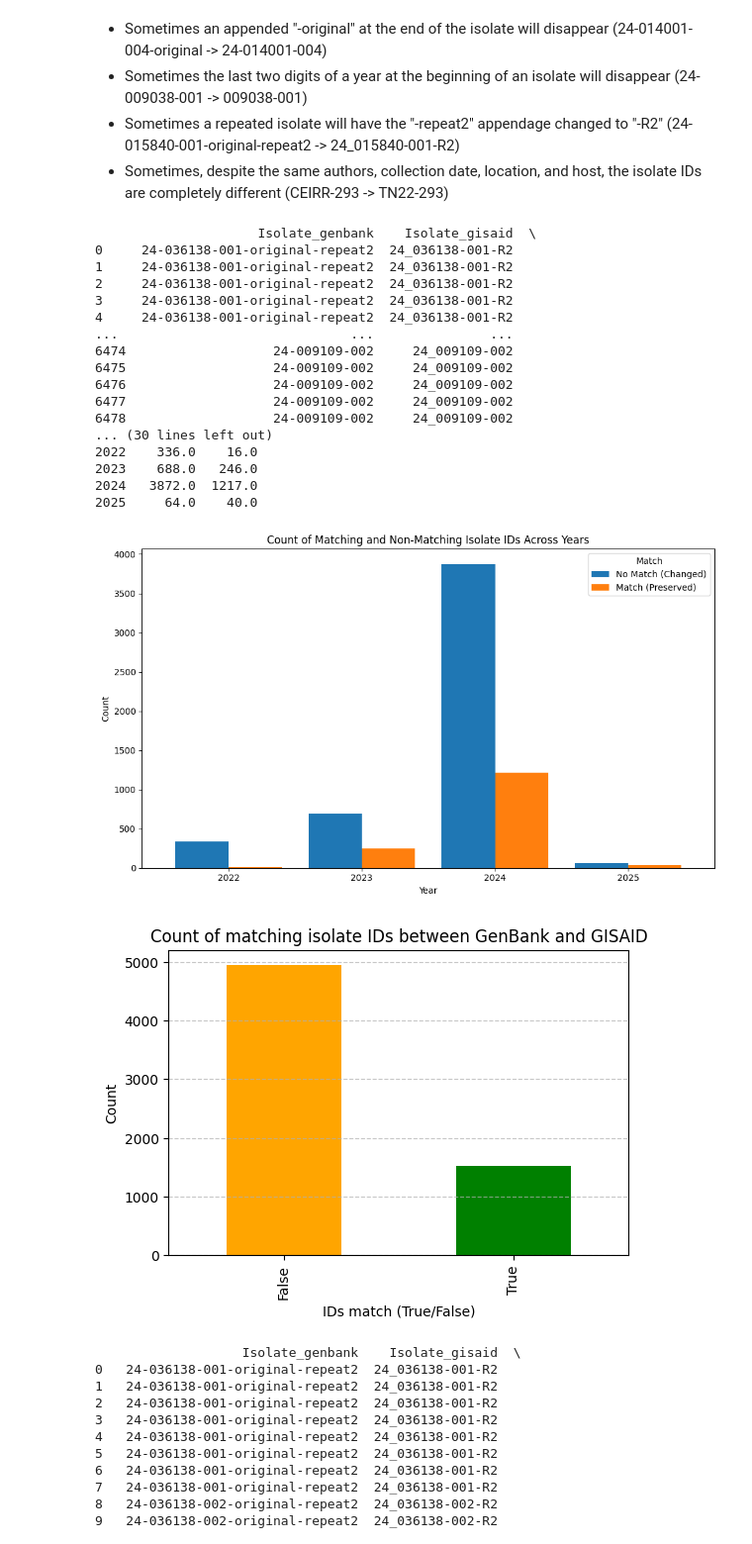
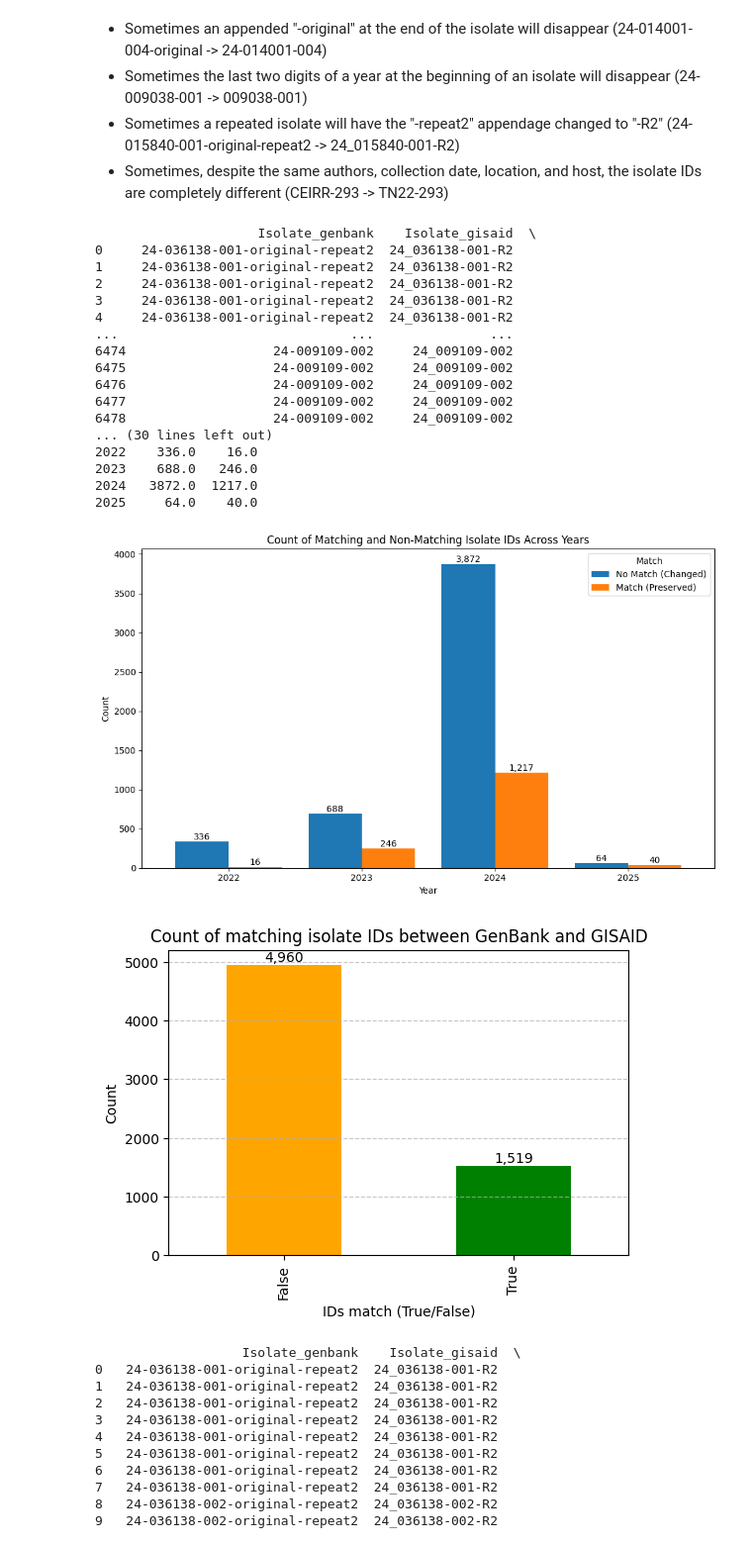
Before and after one commit to maksiaev/Avian_Flu, a Jupyter notebook: GISAID_Figures.ipynb, the cells around one changed output. Shown at 99% size. Drawn from its saved outputs; the diff is of its cells as text; code cells hidden in the pictures.

Commit message:
Adding values to GISAID figures

```diff
--- a/GISAID_Figures.ipynb
+++ b/GISAID_Figures.ipynb
@@ -291,6 +291,9 @@ plt.xticks(rotation=0) # Keep x-axis labels horizontal
 plt.legend(title='Match', labels=['No Match (Changed)', 'Match (Preserved)']) # Add a legend with meaningful labels
 plt.tight_layout()
 
+for container in ax.containers:
+    ax.bar_label(container, fmt='{:,.0f}')
+
 # Display the plot
 plt.show()
 
@@ -307,39 +310,42 @@ plt.show()
 
 match_counts = genbank_gisaid_uncommon["Match"].value_counts()
 
-plt.figure(figsize=(6, 4))
+# plt.figure(figsize=(6, 4))
 
 # Plotting the match counts
-match_counts.plot(kind='bar', color=['orange', 'green'])
+ax2 = match_counts.plot(kind='bar', color=['orange', 'green'], figsize=(6, 4))
+
+for container in ax2.containers:
+    ax2.bar_label(container, fmt='{:,.0f}')
 
 # Adding labels and a title
 plt.title('Count of matching isolate IDs between GenBank and GISAID')
 plt.xlabel('IDs match (True/False)')
 plt.ylabel('Count')
 plt.grid(axis='y', linestyle='--', alpha=0.7)
 
 # Display the plot
 plt.show()
 # %% [output]
                      Isolate_genbank    Isolate_gisaid  \
 0     24-036138-001-original-repeat2  24_036138-001-R2
 1     24-036138-001-original-repeat2  24_036138-001-R2
 2     24-036138-001-original-repeat2  24_036138-001-R2
 3     24-036138-001-original-repeat2  24_036138-001-R2
 4     24-036138-001-original-repeat2  24_036138-001-R2
 ...                              ...               ...
 6474                   24-009109-002     24_009109-002
 6475                   24-009109-002     24_009109-002
 6476                   24-009109-002     24_009109-002
 6477                   24-009109-002     24_009109-002
 6478                   24-009109-002     24_009109-002
 ... (30 lines left out)
 2022    336.0    16.0
 2023    688.0   246.0
 2024   3872.0  1217.0
 2025     64.0    40.0
-[figure, old version]
+[figure, new version]
-[figure, old version]
+[figure, new version]
 # %%
 print(genbank_gisaid_uncommon[genbank_gisaid_uncommon["Isolate_gisaid"] != genbank_gisaid_uncommon["Isolate_genbank"]][["Isolate_genbank", "Isolate_gisaid", "Isolate_Name_genbank", "Isolate_Name_gisaid"]][:50])
 # %% [output]
```
Also changed, not shown: parts of 2 cells of this notebook.
